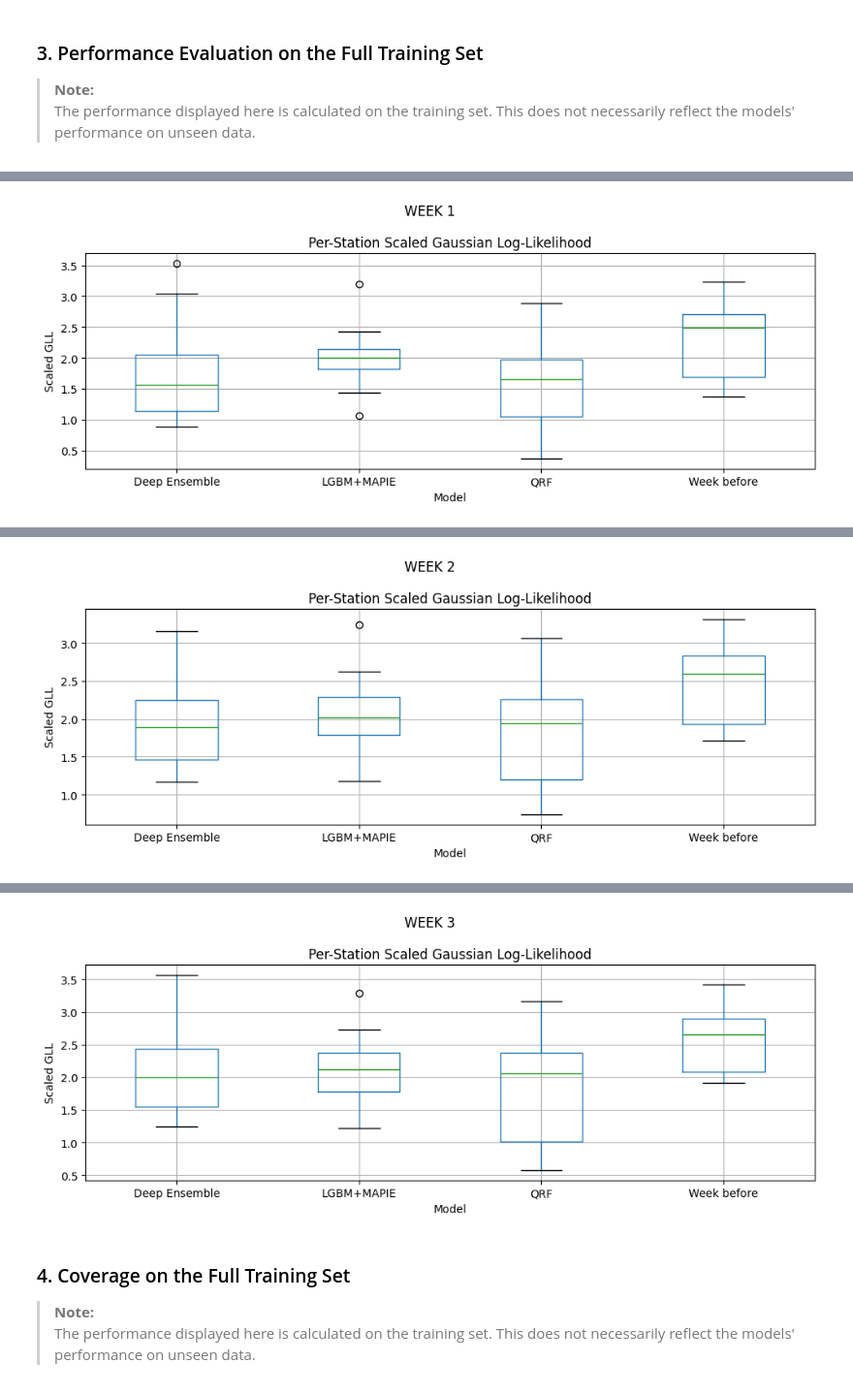
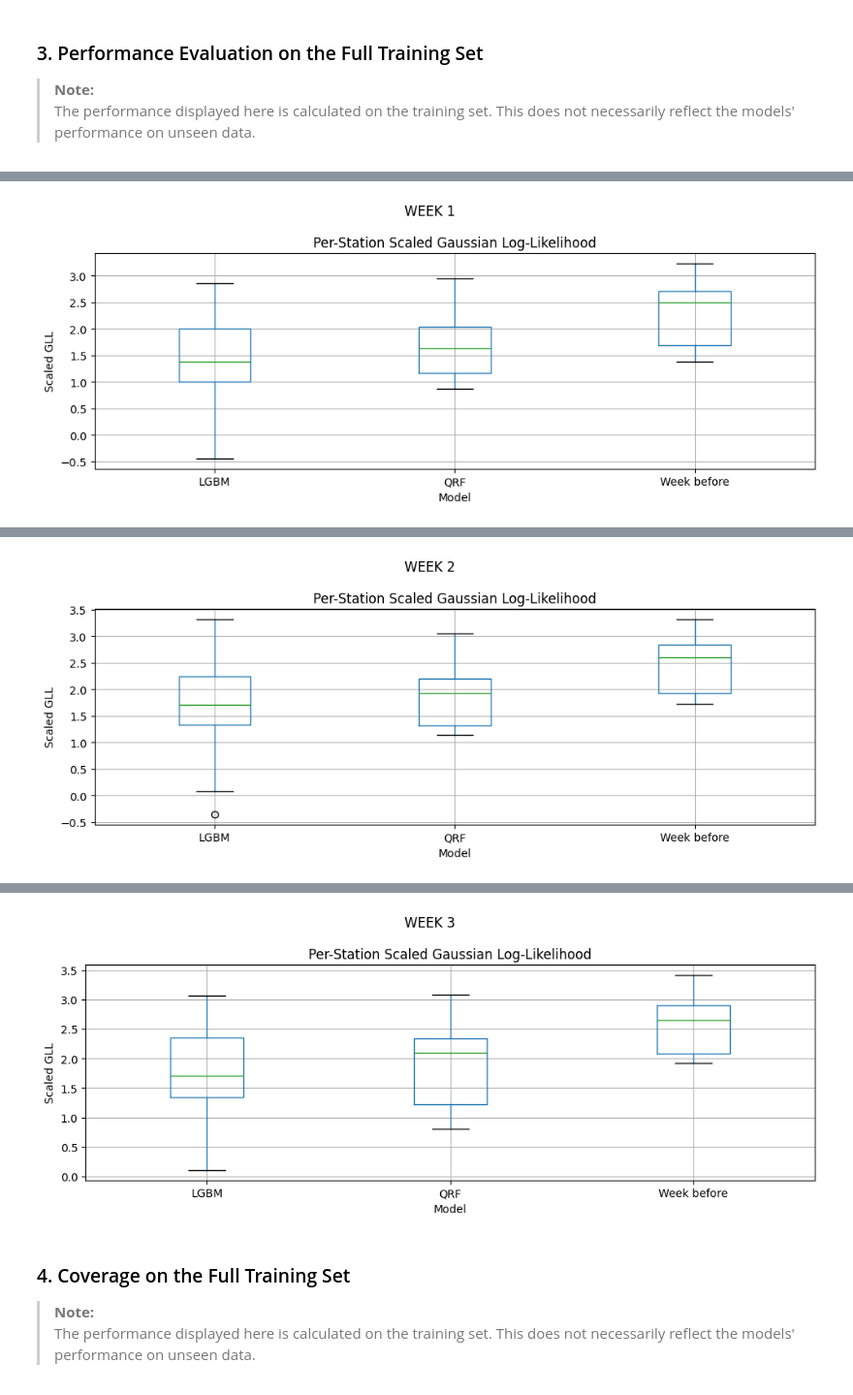
Before and after one commit to lucas066001/WaterScarcity.Hackathon, a Jupyter notebook: src/notebooks/01 Training and submission/01 - Final Modelisation.ipynb, the cells around one changed output, grey strips where cells are left out. Shown at 97% size. Drawn from its saved outputs; the diff is of its cells as text; code cells hidden in the pictures.

Commit message:
feat: adding lgbm handling

```diff
--- a/src/notebooks/01 Training and submission/01 - Final Modelisation.ipynb
+++ b/src/notebooks/01 Training and submission/01 - Final Modelisation.ipynb
@@ -56,14 +57,17 @@ DATASET_SPEC = "soil_pca"
 SEED = 42
 NUMBER_OF_WEEK = 4 # Number of weeks to predict one model is trained per week
 
-FINAL_MODELS = ["mapie",
+FINAL_MODELS = [
+                # "mapie",
                 "qrf",
+                "lgbm",
                 # "ebm",
-                "deep_ensemble",
+                # "deep_ensemble",
                 ]
 mapie_enbpi = {}
 mapie = {}
 qrf = {}
+lgbm = {}
 mapie_aci = {}
 
 COLUMNS_TO_DROP = ["water_flow_week1", "water_flow_week2", "water_flow_week3", "water_flow_week4"]
@@ -201,0 +208,23 @@ Training week 3
+# %%
+X_train_lgbm = X_train.drop(columns=["station_code"])
+
+quantiles = [0.05, 0.5, 0.95]
+
+if "lgbm" in FINAL_MODELS:
+    for i in range(NUMBER_OF_WEEK):
+        print(f"Training week {i}")
+        lgbm[i] = {}
+        # Train LGBMRegressor
+        for q in quantiles:
+            print(f"Training quantiles {q}")
+            lgbm[i][q] = lgb.LGBMRegressor(
+                objective="quantile",
+                alpha=q,
+                n_estimators=100,
+                max_depth=5,
+                learning_rate=0.1
+            )
+            lgbm[i][q].fit(X_train_lgbm, y_train[i])
+            time = pd.Timestamp.now().strftime("%Y-%m-%d_%H-%M-%S")
+            model_path = f"{MODEL_DIR}final/lgbm_quantile_q{q}_{time}_week_{i}.pkl"
+            joblib.dump(lgbm[i][q], model_path)
@@ -335,6 +382,15 @@ for i in range(NUMBER_OF_WEEK):
                             "dataset":"train",
                             "stations": y_train_stations,
                             "prediction_interval": y_pis_qrf})
+    if "lgbm" in FINAL_MODELS:
+        y_pred_lgbm = lgbm[i][0.5].predict(X_train_eval)
+        y_pis_lgbm = np.stack([lgbm[i][0.05].predict(X_train_eval),
+                       lgbm[i][0.95].predict(X_train_eval)], axis=1)
+        predictions.append({"model": "LGBM",
+                            "prediction": y_pred_lgbm,
+                            "dataset":"train",
+                            "stations": y_train_stations,
+                            "prediction_interval": y_pis_lgbm})
     if "ebm" in FINAL_MODELS:
         y_pred_ebm = []
         for model in ebm_ensembles[i]:
@@ -403 +429 @@ for i in range(NUMBER_OF_WEEK):
-[figure, old version]
+[figure, new version]
@@ -420 +430 @@ for i in range(NUMBER_OF_WEEK):
-[figure, old version]
+[figure, new version]
@@ -436,4 +431,4 @@ for i in range(NUMBER_OF_WEEK):
-[figure, old version]
+[figure, new version]
 # %% [markdown]
 ### 4. Coverage on the Full Training Set
 
```
Also changed, not shown: parts of 5 cells of this notebook, 3 other files.
